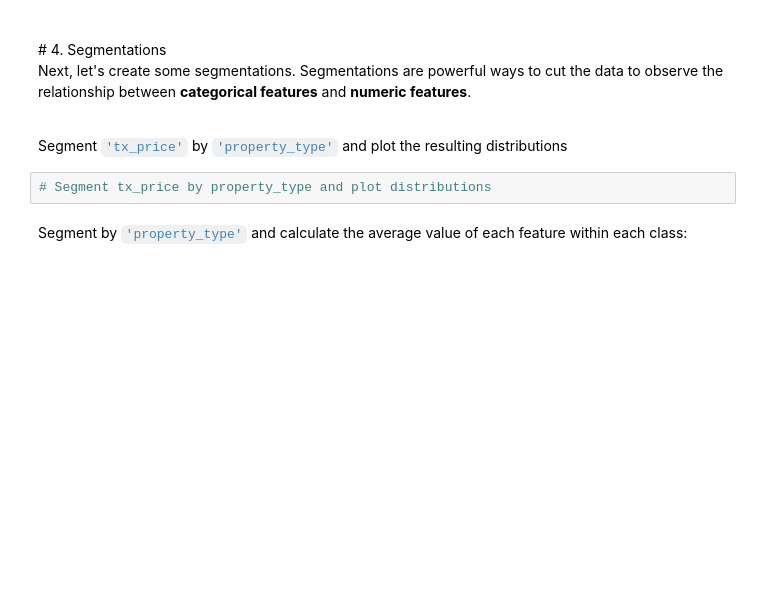
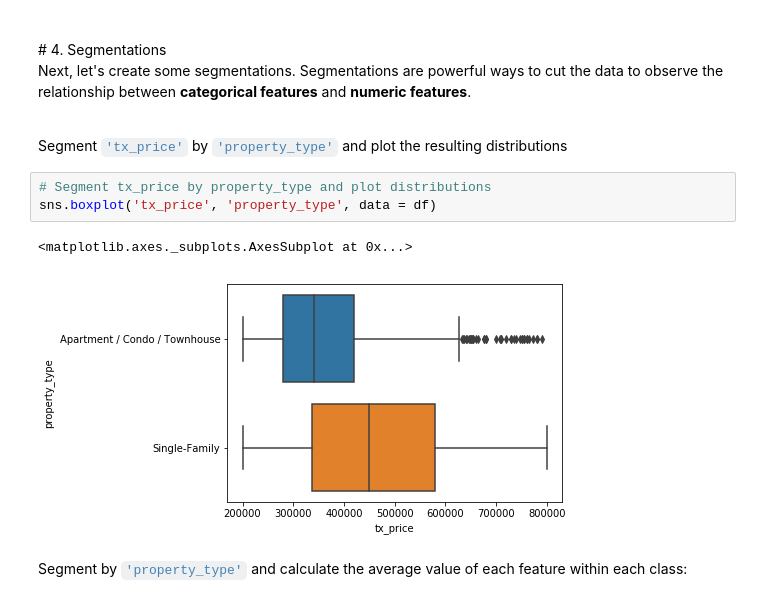
Before and after one commit to clevyclev/Data-Science-Projects, a Jupyter notebook: Regression - Real Estate Tycoon/Module 1 - Exploratory Analysis.ipynb, the cells around one changed output. Drawn from its saved outputs; the diff is of its cells as text; blank space fills up the shorter version.

```diff
--- a/Regression - Real Estate Tycoon/Module 1 - Exploratory Analysis.ipynb
+++ b/Regression - Real Estate Tycoon/Module 1 - Exploratory Analysis.ipynb
@@ -274,6 +327,10 @@ Next, let's create some segmentations. Segmentations are powerful ways to cut th
 Segment <code style="color:steelblue">'tx_price'</code> by <code style="color:steelblue">'property_type'</code> and plot the resulting distributions
 # %%
 # Segment tx_price by property_type and plot distributions
+sns.boxplot('tx_price', 'property_type', data = df)
+# %% [output]
+<matplotlib.axes._subplots.AxesSubplot at 0x...>
+[figure, added]
 # %% [markdown]
 Segment by <code style="color:steelblue">'property_type'</code> and calculate the average value of each feature within each class:
 # %%
```
Also changed, not shown: parts of 9 cells of this notebook.
